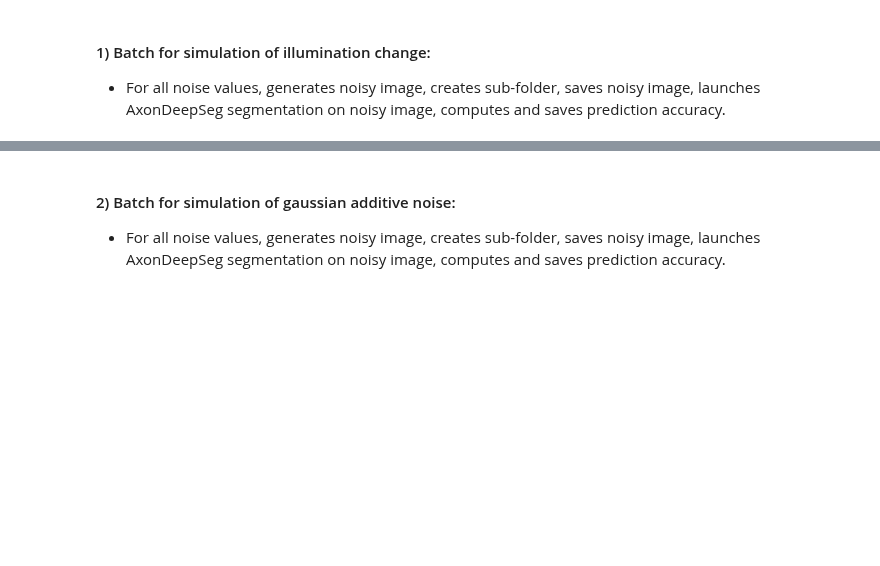
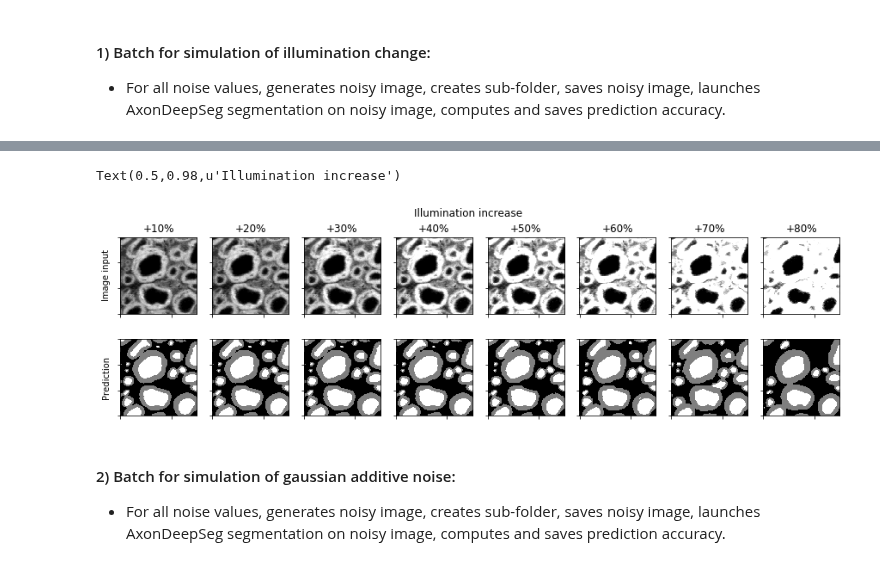
Before and after one commit to axondeepseg/axondeepseg, a Jupyter notebook: notebooks/noise_simulation.ipynb, the cells around one changed output, grey strips where cells are left out. Saved outputs shown, nothing was run; the diff lists cells and outputs as text; code cells hidden in the pictures; blank space fills up the shorter version.

```diff
--- a/notebooks/noise_simulation.ipynb
+++ b/notebooks/noise_simulation.ipynb
@@ -109,3 +133,32 @@ for value_percentage in values:
+# %%
+fig = plt.figure(figsize=(15,4))
+items = np.arange(1,values.size)
+
+for pos in items:
+
+    plt.subplot(2,items.size,pos)
+    plt.imshow(img_array[pos], cmap='gray')
+    frame1 = plt.gca()
+    frame1.axes.xaxis.set_ticklabels([])
+    frame1.axes.yaxis.set_ticklabels([])
+    plt.title('+%s%%'%(int(values[pos]*100)))
+
+    if pos==1:
+        plt.ylabel('Image input',fontsize=10)
+
+    plt.subplot(2,items.size,pos+items.size)
+    plt.imshow(pred_array[pos], cmap='gray')
+    frame1 = plt.gca()
+    frame1.axes.xaxis.set_ticklabels([])
+    frame1.axes.yaxis.set_ticklabels([])
+
+    if pos==1:
+        plt.ylabel('Prediction',fontsize=10)
+
+plt.suptitle("Illumination increase", fontsize=12)
+# %% [output]
+Text(0.5,0.98,u'Illumination increase')
+[figure, added]
 # %% [markdown]
 #### 2) Batch for simulation of gaussian additive noise:
 
```
Also changed, not shown: parts of 10 cells of this notebook, 1 other file.
